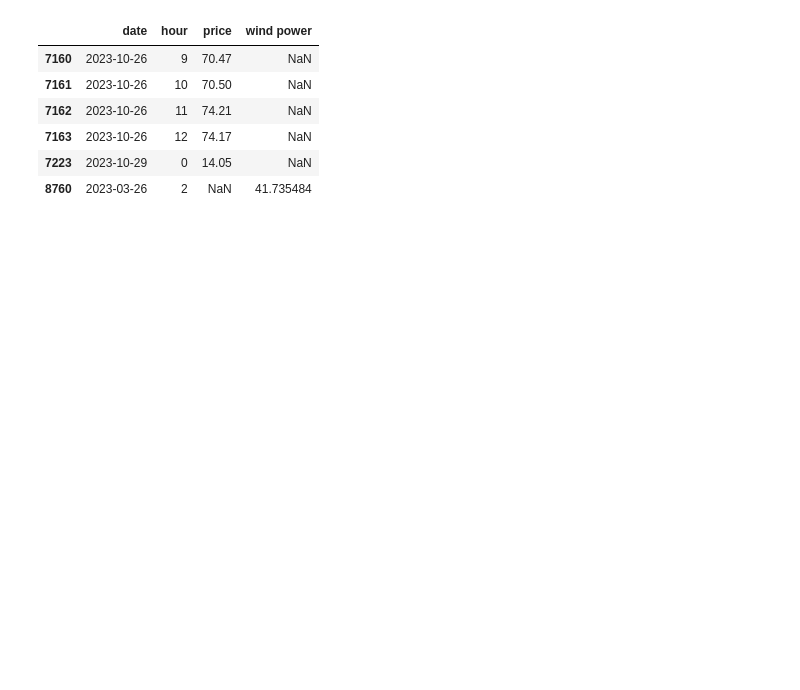
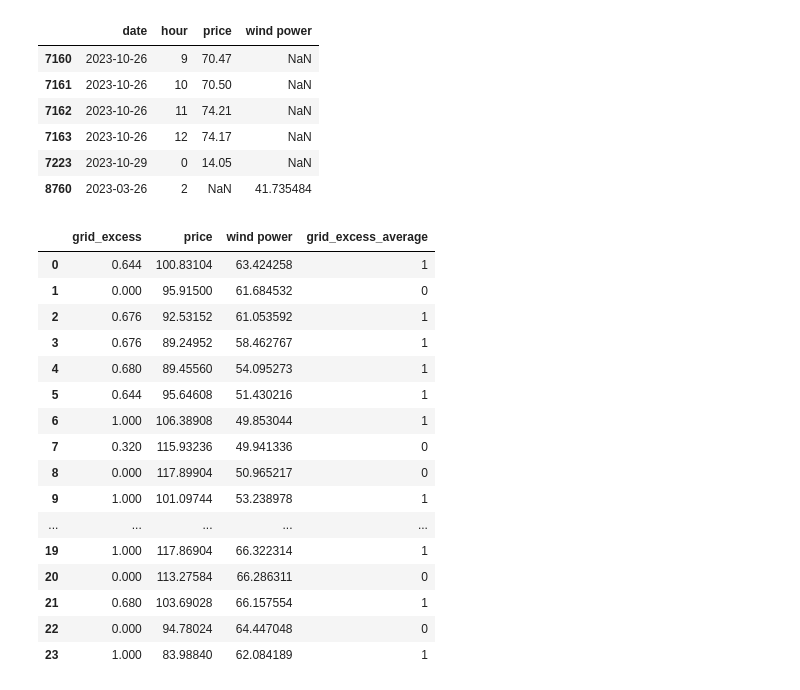
Before and after one commit to Max-f123/Renewables_in_Electricity_Markets, a Jupyter notebook: Assignment2/data/scenario_creator.ipynb, the cells around one changed output. Saved outputs shown, nothing was run; the diff lists cells and outputs as text; code cells hidden in the pictures; blank space fills up the shorter version.

```diff
--- a/Assignment2/data/scenario_creator.ipynb
+++ b/Assignment2/data/scenario_creator.ipynb
@@ -72,0 +72,20 @@ for i in random_scenarios:
+# %%
+scenarios_overview
+# %% [output]
+|  | grid_excess | price | wind power | grid_excess_average |
+| 0 | 0.644 | 100.83104 | 63.424258 | 1 |
+| 1 | 0.000 | 95.91500 | 61.684532 | 0 |
+| 2 | 0.676 | 92.53152 | 61.053592 | 1 |
+| 3 | 0.676 | 89.24952 | 58.462767 | 1 |
+| 4 | 0.680 | 89.45560 | 54.095273 | 1 |
+| 5 | 0.644 | 95.64608 | 51.430216 | 1 |
+| 6 | 1.000 | 106.38908 | 49.853044 | 1 |
+| 7 | 0.320 | 115.93236 | 49.941336 | 0 |
+| 8 | 0.000 | 117.89904 | 50.965217 | 0 |
+| 9 | 1.000 | 101.09744 | 53.238978 | 1 |
+| ... | ... | ... | ... | ... |
+| 19 | 1.000 | 117.86904 | 66.322314 | 1 |
+| 20 | 0.000 | 113.27584 | 66.286311 | 0 |
+| 21 | 0.680 | 103.69028 | 66.157554 | 1 |
+| 22 | 0.000 | 94.78024 | 64.447048 | 0 |
+| 23 | 1.000 | 83.98840 | 62.084189 | 1 |
```
Also changed, not shown: parts of 5 cells of this notebook, 5 other files.
